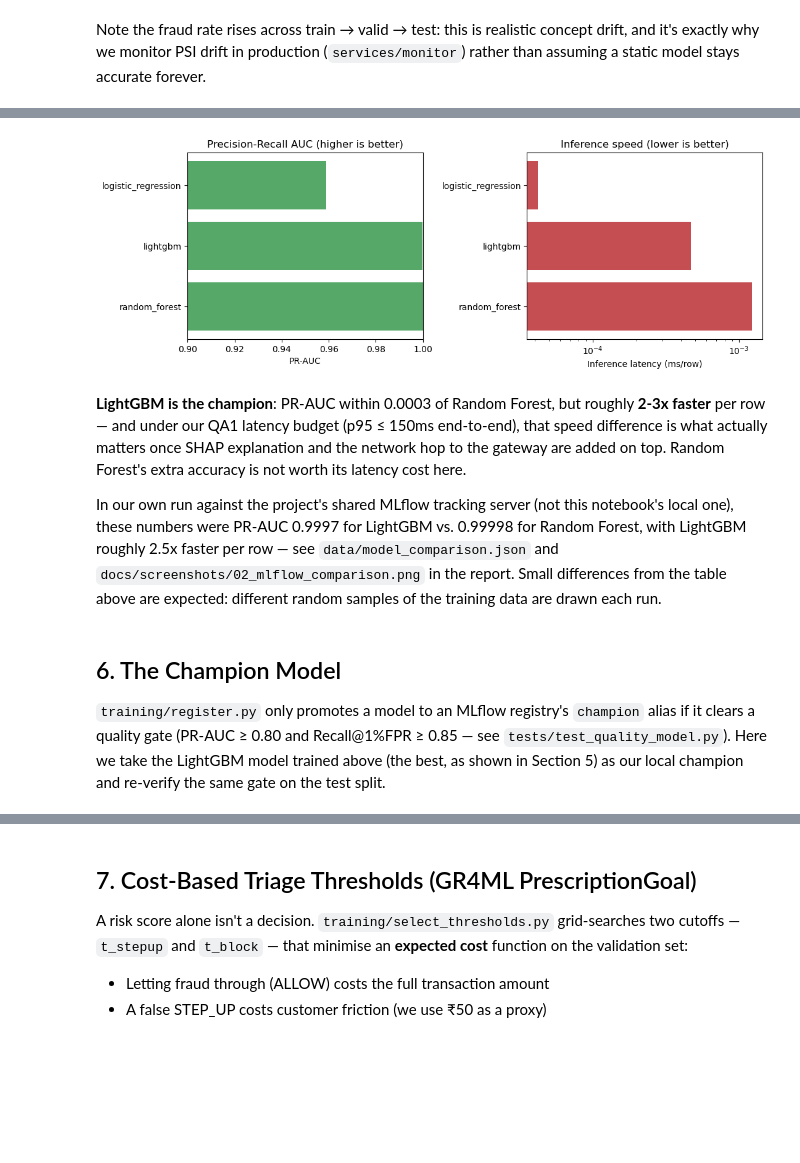
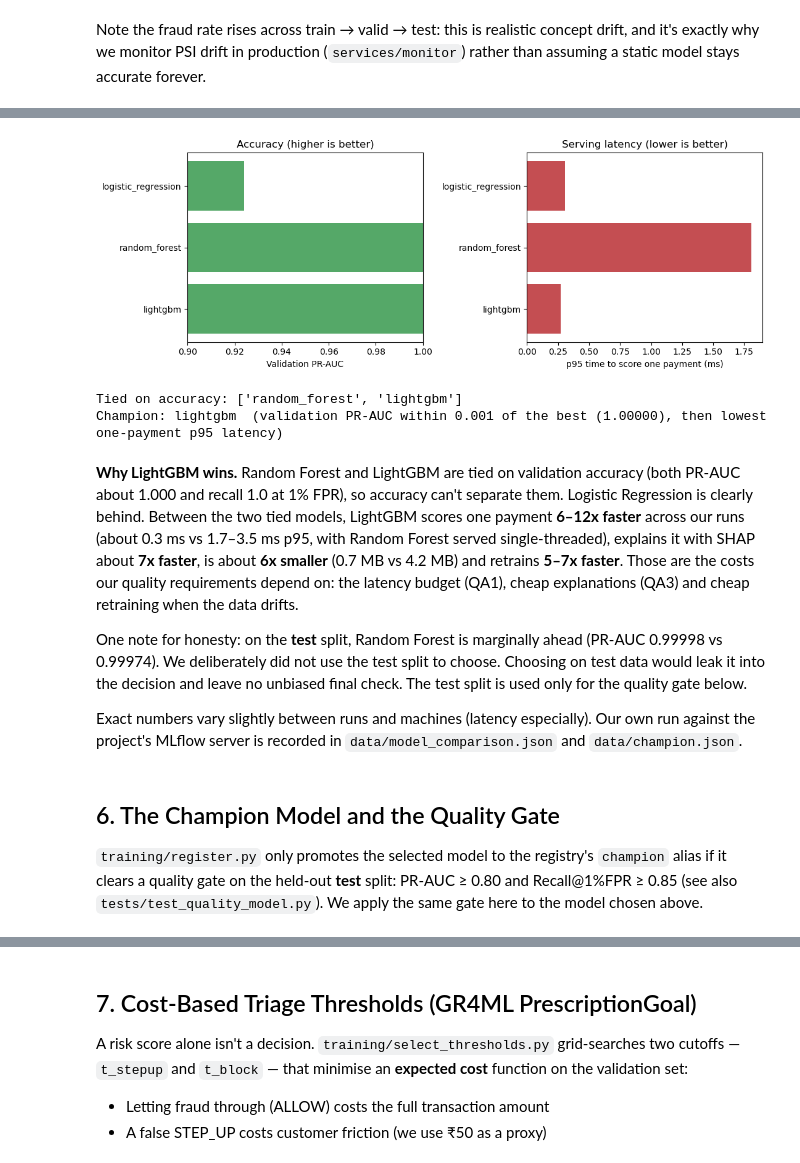
Before and after one commit to biswa13de/seml-g13-fraud-triage, a Jupyter notebook: 13.ipynb, the cells around one changed output, grey strips where cells are left out. Drawn from its saved outputs; the diff is of its cells as text; code cells hidden in the pictures; blank space fills up the shorter version.

```diff
--- a/13.ipynb
+++ b/13.ipynb
@@ -343,23 +352,17 @@ about 20 seconds on a laptop CPU; expect roughly the same on Colab's default run
 mlflow.set_tracking_uri(f"sqlite:///{REPO_ROOT / 'notebook_mlflow.db'}")
 mlflow.set_experiment("fraud-triage-notebook")
 
-from training.train import (
-    load_split,
-    train_logistic_regression,
-    train_random_forest,
-    train_lightgbm,
-)
+from training.train import load_split, select_champion, train_all
 
 X_train, y_train = load_split("train")
 X_valid, y_valid = load_split("valid")
 X_test, y_test = load_split("test")
-print(f"train={len(X_train)} valid={len(X_valid)} test={len(X_test)}  test fraud rate={y_test.mean():.4f}")
+print(f"train={len(X_train)} valid={len(X_valid)} test={len(X_test)}")
 
-results = [
-    train_logistic_regression(X_train, y_train, X_test, y_test),
-    train_random_forest(X_train, y_train, X_test, y_test),
-    train_lightgbm(X_train, y_train, X_valid, y_valid, X_test, y_test),
-]
-comparison = pd.DataFrame(results).sort_values("pr_auc", ascending=False).reset_index(drop=True)
-comparison
+results = train_all(X_train, y_train, X_valid, y_valid, X_test, y_test)
+selected = select_champion(results)
+
+comparison = pd.DataFrame(results).sort_values("valid_pr_auc", ascending=False).reset_index(drop=True)
+comparison[["algorithm", "valid_pr_auc", "valid_recall_at_1pct_fpr", "single_row_p95_ms",
+            "shap_single_row_p95_ms", "model_size_mb", "train_seconds"]].round(5)
 # %% [output]
@@ -382,36 +377,44 @@ lightgbm         PR-AUC=0.9997  ROC-AUC=1.0000  Recall@1%FPR=0.9994  latency=0.0
 # %%
 fig, axes = plt.subplots(1, 2, figsize=(11, 4))
 
-axes[0].barh(comparison["algorithm"], comparison["pr_auc"], color="#55A868")
-axes[0].set_xlabel("PR-AUC")
-axes[0].set_title("Precision-Recall AUC (higher is better)")
+axes[0].barh(comparison["algorithm"], comparison["valid_pr_auc"], color="#55A868")
+axes[0].set_xlabel("Validation PR-AUC")
+axes[0].set_title("Accuracy (higher is better)")
 axes[0].set_xlim(0.9, 1.0)
 
-axes[1].barh(comparison["algorithm"], comparison["latency_ms_per_row"], color="#C44E52")
-axes[1].set_xlabel("Inference latency (ms/row)")
-axes[1].set_title("Inference speed (lower is better)")
-axes[1].set_xscale("log")
+axes[1].barh(comparison["algorithm"], comparison["single_row_p95_ms"], color="#C44E52")
+axes[1].set_xlabel("p95 time to score one payment (ms)")
+axes[1].set_title("Serving latency (lower is better)")
 
 plt.tight_layout()
 plt.show()
+
+print(f"Tied on accuracy: {selected['tied_on_accuracy']}")
+print(f"Champion: {selected['algorithm']}  ({selected['rule']})")
 # %% [output]
-[figure, old version]
+[figure, new version]
+Tied on accuracy: ['random_forest', 'lightgbm']
+Champion: lightgbm  (validation PR-AUC within 0.001 of the best (1.00000), then lowest one-payment p95 latency)
-# %% [markdown]
-**LightGBM is the champion**: PR-AUC within 0.0003 of Random Forest, but roughly **2-3x faster**
-per row — and under our QA1 latency budget (p95 &le; 150ms end-to-end), that speed difference is
-what actually matters once SHAP explanation and the network hop to the gateway are added on top.
-Random Forest's extra accuracy is not worth its latency cost here.
-
-In our own run against the project's shared MLflow tracking server (not this notebook's local one),
-these numbers were PR-AUC 0.9997 for LightGBM vs. 0.99998 for Random Forest, with LightGBM roughly
-2.5x faster per row — see `data/model_comparison.json` and `docs/screenshots/02_mlflow_comparison.png`
-in the report. Small differences from the table above are expected: different random samples of the
-training data are drawn each run.
+# %% [markdown]
+**Why LightGBM wins.** Random Forest and LightGBM are tied on validation accuracy (both PR-AUC
+about 1.000 and recall 1.0 at 1% FPR), so accuracy can't separate them. Logistic Regression is
+clearly behind. Between the two tied models, LightGBM scores one payment **6–12x faster** across our
+runs (about 0.3 ms vs 1.7–3.5 ms p95, with Random Forest served single-threaded), explains it with SHAP
+about **7x faster**, is about **6x smaller** (0.7 MB vs 4.2 MB) and retrains **5–7x faster**. Those
+are the costs our quality requirements depend on: the latency budget (QA1), cheap explanations
+(QA3) and cheap retraining when the data drifts.
+
+One note for honesty: on the **test** split, Random Forest is marginally ahead (PR-AUC 0.99998 vs
+0.99974). We deliberately did not use the test split to choose. Choosing on test data would leak it
+into the decision and leave no unbiased final check. The test split is used only for the quality
+gate below.
+
+Exact numbers vary slightly between runs and machines (latency especially). Our own run against the
+project's MLflow server is recorded in `data/model_comparison.json` and `data/champion.json`.
 # %% [markdown]
-## 6. The Champion Model
+## 6. The Champion Model and the Quality Gate
 
-`training/register.py` only promotes a model to an MLflow registry's `champion` alias if it clears
-a quality gate (PR-AUC &ge; 0.80 and Recall@1%FPR &ge; 0.85 — see `tests/test_quality_model.py`).
-Here we take the LightGBM model trained above (the best, as shown in Section 5) as our local
-champion and re-verify the same gate on the test split.
+`training/register.py` only promotes the selected model to the registry's `champion` alias if it
+clears a quality gate on the held-out **test** split: PR-AUC &ge; 0.80 and Recall@1%FPR &ge; 0.85
+(see also `tests/test_quality_model.py`). We apply the same gate here to the model chosen above.
 # %%
```
Also changed, not shown: parts of 9 cells of this notebook, 14 other files.
